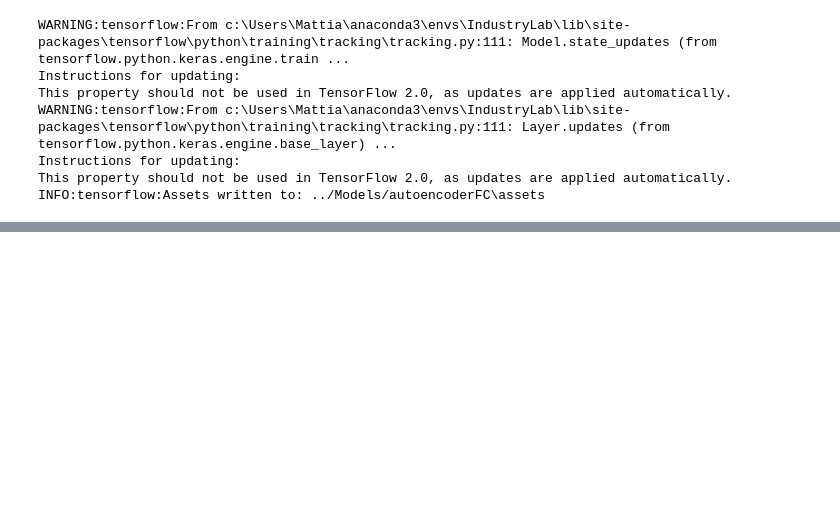
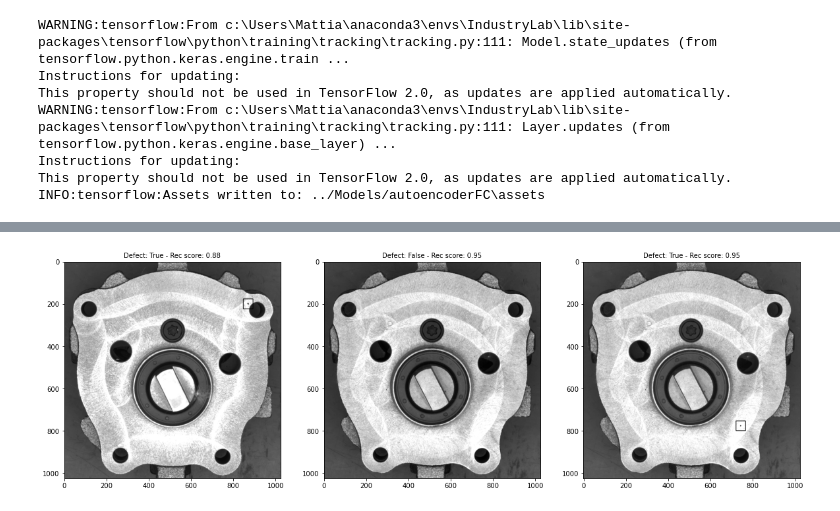
Before and after one commit to DragoneKTM/Industry_lab, a Jupyter notebook: Notebooks/Part2_training.ipynb, the cells around one changed output, grey strips where cells are left out. Drawn from its saved outputs; the diff is of its cells as text; code cells hidden in the pictures; blank space fills up the shorter version.

Commit message:
Added model evaluation

```diff
--- a/Notebooks/Part2_training.ipynb
+++ b/Notebooks/Part2_training.ipynb
@@ -27,6 +26,7 @@ from utility import plot_hist, data_loader
 # %%
 X_train = data_loader('../Data/Prepared/Train/OK', scale=True)
 X_noisy = data_loader('../Data/Prepared/Train/noisyOK', scale=True)
+X_anomaly = data_loader('../Data/Prepared/Train/NOK', scale=False)
 # %% [markdown]
 ## Train e validation set
 # %%
@@ -131,0 +144,13 @@ INFO:tensorflow:Assets written to: ../Models/autoencoderFC\assets
+# %%
+autoencoder = keras.models.load_model("../Models/autoencoderFC")
+# %%
+plt.figure(figsize=(20, 20))
+i=1
+for img in X_anomaly:
+    anom, img_anom, sim_score = predict_image(img, autoencoder)
+    plt.subplot(1, 3, i)
+    plt.title('Defect: ' + str(anom) + ' - Rec score: ' + str(round(sim_score, 2)), fontsize=10)
+    plt.imshow(img_anom, cmap='gray')
+    i=i+1
+# %% [output]
+[figure, added]
```
Also changed, not shown: parts of 6 cells of this notebook, 3 other files.
